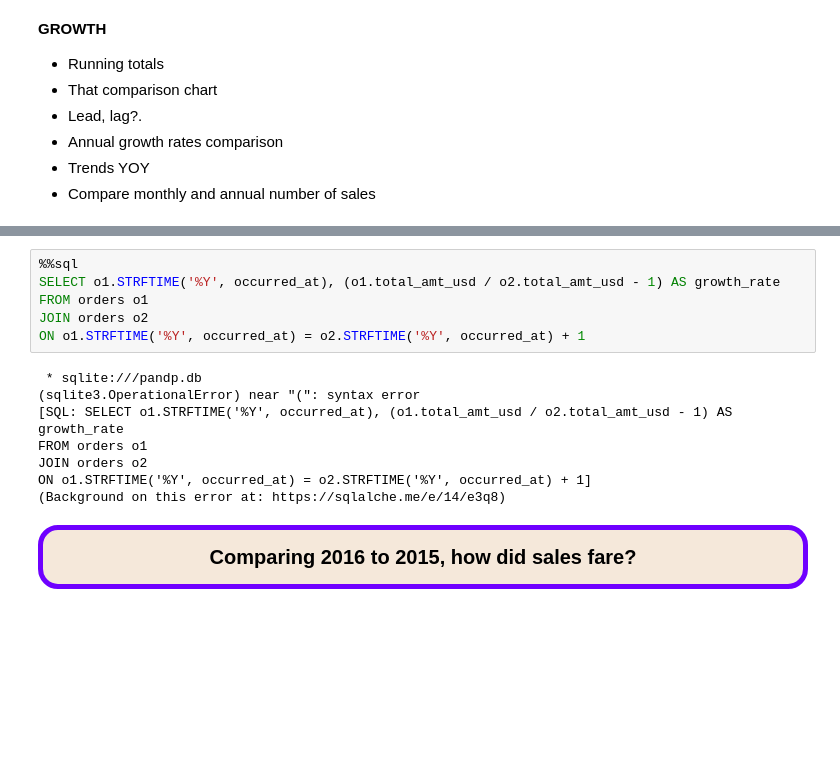
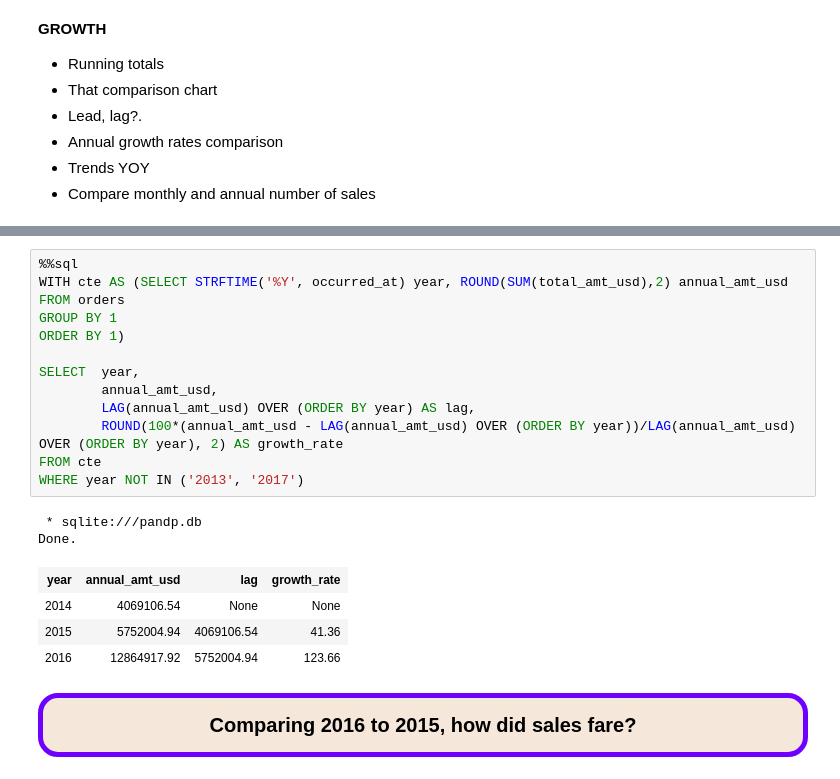
Before and after one commit to BuhariS/Interrogation-of-the-Parch-Posey-Database, a Jupyter notebook: Interrogation of the Parch & Posey Database.ipynb, the cells around one changed output, grey strips where cells are left out. Drawn from its saved outputs; the diff is of its cells as text; blank space fills up the shorter version.

```diff
--- a/Interrogation of the Parch & Posey Database.ipynb
+++ b/Interrogation of the Parch & Posey Database.ipynb
@@ -802,17 +810,23 @@ Done.
-# %%
-%%sql
-SELECT o1.STRFTIME('%Y', occurred_at), (o1.total_amt_usd / o2.total_amt_usd - 1) AS growth_rate
-FROM orders o1
-JOIN orders o2
-ON o1.STRFTIME('%Y', occurred_at) = o2.STRFTIME('%Y', occurred_at) + 1
-# %% [output]
- * sqlite:///pandp.db
-(sqlite3.OperationalError) near "(": syntax error
-[SQL: SELECT o1.STRFTIME('%Y', occurred_at), (o1.total_amt_usd / o2.total_amt_usd - 1) AS growth_rate
-FROM orders o1
-JOIN orders o2
-ON o1.STRFTIME('%Y', occurred_at) = o2.STRFTIME('%Y', occurred_at) + 1]
-(Background on this error at: https://sqlalche.me/e/14/e3q8)
+# %%
+%%sql
+WITH cte AS (SELECT STRFTIME('%Y', occurred_at) year, ROUND(SUM(total_amt_usd),2) annual_amt_usd
+FROM orders
+GROUP BY 1
+ORDER BY 1)
+
+SELECT  year,
+        annual_amt_usd,
+        LAG(annual_amt_usd) OVER (ORDER BY year) AS lag,
+        ROUND(100*(annual_amt_usd - LAG(annual_amt_usd) OVER (ORDER BY year))/LAG(annual_amt_usd) OVER (ORDER BY year), 2) AS growth_rate
+FROM cte
+WHERE year NOT IN ('2013', '2017')
+# %% [output]
+ * sqlite:///pandp.db
+Done.
+| year | annual_amt_usd | lag | growth_rate |
+| 2014 | 4069106.54 | None | None |
+| 2015 | 5752004.94 | 4069106.54 | 41.36 |
+| 2016 | 12864917.92 | 5752004.94 | 123.66 |
 # %% [markdown]
 <div style="border: 5px solid #6f00ff;
     border-radius: 20px; text-align: center; font-size: 20px; font-family: 'Merriweather'; padding: 16px 0; background-color: #F5E8DA">
```
Also changed, not shown: parts of 4 cells of this notebook.
